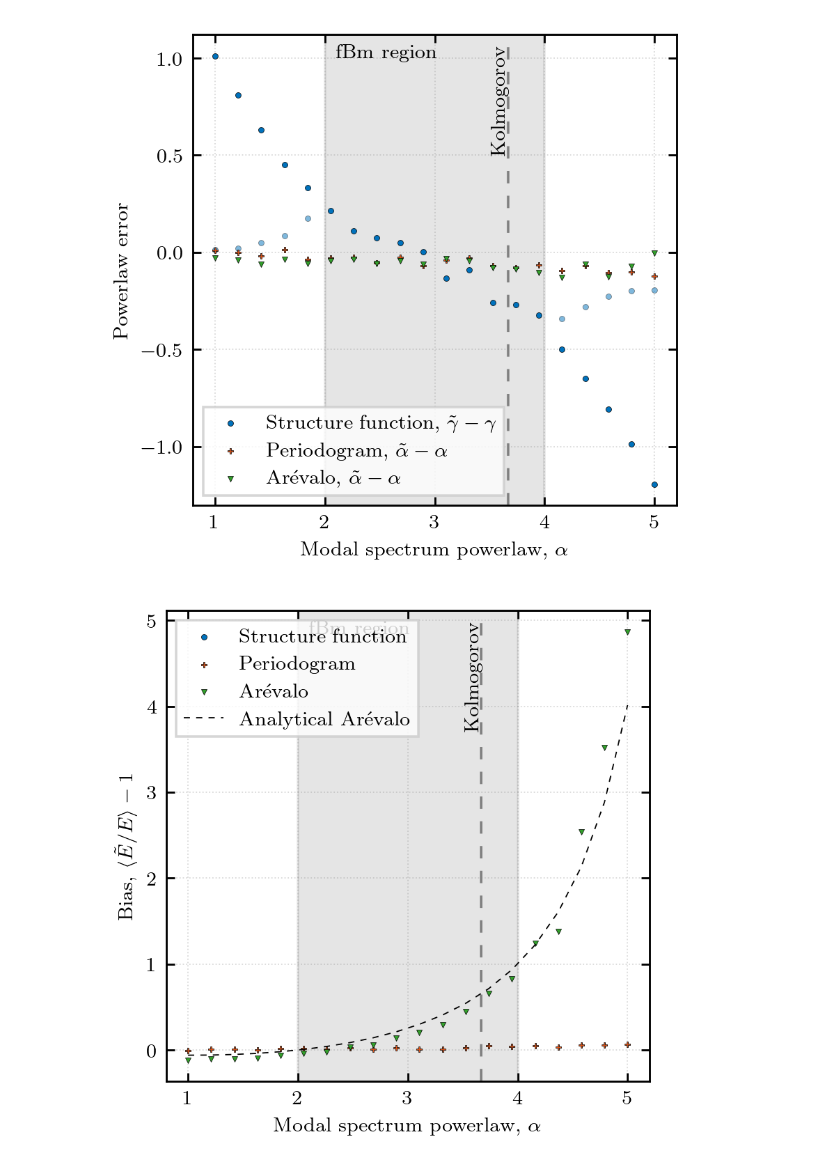
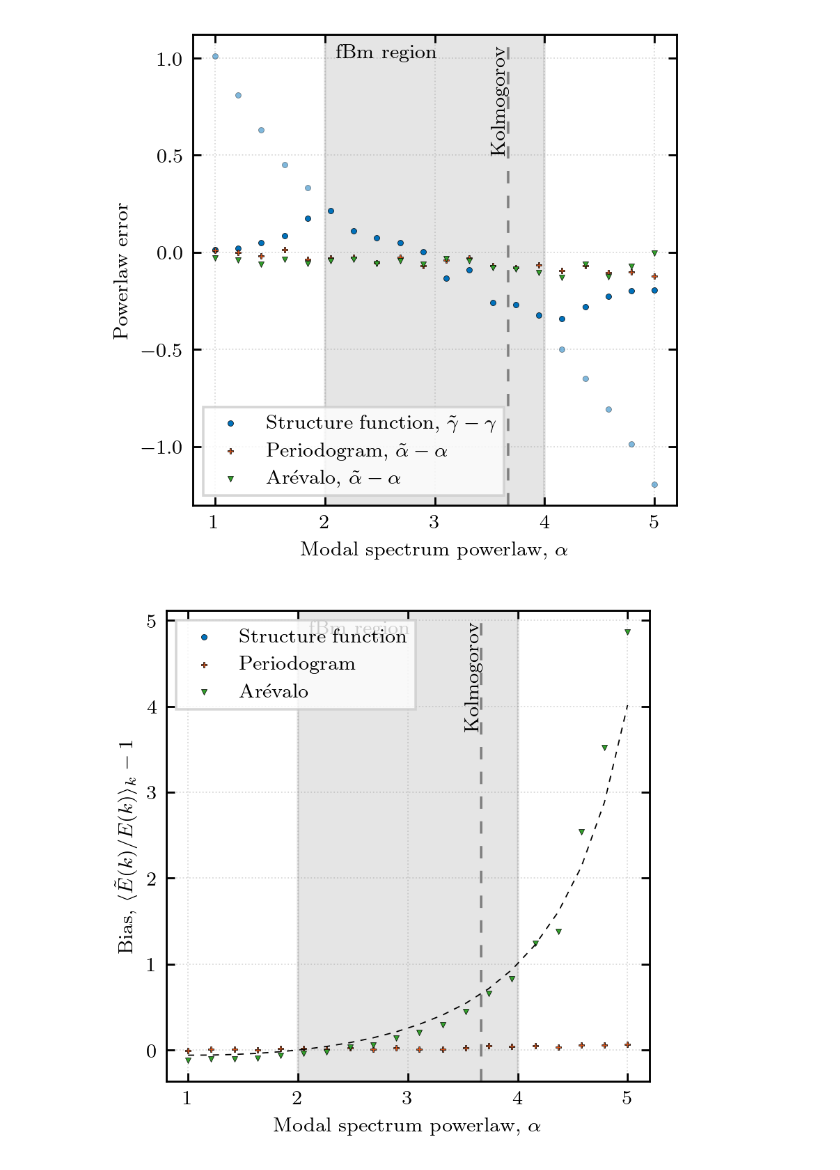
Before and after one commit to mab68/Kea, a Jupyter notebook: example_notebooks/strfn_bias.ipynb, the cells around one changed output. Cells and saved outputs as stored; diff of their text form; code cells hidden in the pictures.

Commit message:
paper1 plots

```diff
--- a/example_notebooks/strfn_bias.ipynb
+++ b/example_notebooks/strfn_bias.ipynb
@@ -138,11 +138,14 @@ fig, ax = plt.subplots(1, 1, figsize=(3.5, 3.5), dpi=256)
 
 for a in sf_pwrl.keys():
     #ax.scatter(a, pwrl[a][0]/pwrl[a][1], marker='.', s=2., color='black')
-    ax.scatter(a, (sf_pwrl[a][0] - sf_pwrl[a][1]), marker='o', s=5., color=c[0], zorder=2, linewidth=0.2, edgecolor='black')
+    if sf_pwrl[a][1] > 0. and sf_pwrl[a][1] < 2.:
+        ax.scatter(a, (sf_pwrl[a][0] - sf_pwrl[a][1]), marker='o', s=5., color=c[0], zorder=2, linewidth=0.2, edgecolor='black')
     if sf_pwrl[a][1] < 0.:
-        ax.scatter(a, (sf_pwrl[a][0] - 0.), marker='o', s=5., color=c[0], zorder=2, linewidth=0.2, edgecolor='black', alpha=0.5)
+        ax.scatter(a, (sf_pwrl[a][0] - 0.), marker='o', s=5., color=c[0], zorder=2, linewidth=0.2, edgecolor='black')
+        ax.scatter(a, (sf_pwrl[a][0] - sf_pwrl[a][1]), marker='o', s=5., color=c[0], zorder=2, linewidth=0.2, edgecolor='black', alpha=0.5)
     if sf_pwrl[a][1] > 2.:
-        ax.scatter(a, (sf_pwrl[a][0] - 2.), marker='o', s=5., color=c[0], zorder=2, linewidth=0.2, edgecolor='black', alpha=0.5)
+        ax.scatter(a, (sf_pwrl[a][0] - 2.), marker='o', s=5., color=c[0], zorder=2, linewidth=0.2, edgecolor='black')
+        ax.scatter(a, (sf_pwrl[a][0] - sf_pwrl[a][1]), marker='o', s=5., color=c[0], zorder=2, linewidth=0.2, edgecolor='black', alpha=0.5)
 
 for a in ek_pwrl.keys():
     ax.scatter(a, (ek_pwrl[a][0] - ek_pwrl[a][1]), marker='P', s=5., color=c[1], zorder=2, linewidth=0.2, edgecolor='black')
@@ -171,8 +174,11 @@ ax.tick_params(axis='y', direction='in')
 ax.tick_params(axis='x', direction='in')
 
 ax.grid(linestyle=':', alpha=0.3, linewidth=0.5, color='gray')
+
+fig.savefig('plots/fbm_pwrlaw_bias.pdf', transparent=True, bbox_inches='tight', pad_inches=0)
+fig.savefig('plots/fbm_pwrlaw_bias.png', transparent=True, bbox_inches='tight', pad_inches=0)
 # %% [output]
-[figure, old version]
+[figure, new version]
 # %%
 
 # sf_avg = {}
@@ -209,32 +215,36 @@ for a in ek_avg.keys():
 for a in arevalo_avg.keys():
     ax.scatter(a, arevalo_avg[a][0] - arevalo_avg[a][1], marker='v', s=5., color=c[2], zorder=2, linewidth=0.2, edgecolor='black')
 
 from scipy.special import gamma
 aa = -alphas
 scaling = 2.**(aa/2.) * gamma(D/2. + 2. - aa/2.) / gamma(D/2. + 2.)
 ax.plot(-alphas, scaling - 1., linewidth=0.5, color='black', linestyle=(0,(5,5)))
 
 ax.scatter([], [], marker='o', s=5., color=c[0], linewidth=0.2, edgecolor='black', label=r'Structure function')
 ax.scatter([], [], marker='P', s=5., color=c[1], linewidth=0.2, edgecolor='black', label=r'Periodogram')
 ax.scatter([], [], marker='v', s=5., color=c[2], linewidth=0.2, edgecolor='black', label=r'Ar\'evalo')
-ax.plot([], [], color='black', linewidth=0.5, linestyle=(0,(5,5)), label=r'Analytical Ar\'evalo')
+#ax.plot([], [], color='black', linewidth=0.5, linestyle=(0,(5,5)), label=r'Analytical Ar\'evalo')
 ax.legend(fancybox=False, frameon=True)
 
 ax.axvline(11./3., linestyle=(0, (5, 5)), color='gray', linewidth=1., zorder=0)
 ax.text(11./3.-0.15, 0.75, r'Kolmogorov', transform=ax.get_xaxis_transform(), rotation=90, color='black')
 
 ax.axvspan(D, D+2., alpha=0.2, color='gray')
 ax.text(2.1, 0.95, r'fBm region', transform=ax.get_xaxis_transform(), color='black')
 
 #ax.set_ylabel('Bias, $\\tilde{\gamma}/\gamma$')
 ax.set_ylabel('Bias, $\langle \\tilde{E}(k)/E(k) \\rangle_{k} - 1$')
 ax.set_xlabel('Modal spectrum powerlaw, $\\alpha$')
 
 ax.yaxis.set_ticks_position('both')
 ax.xaxis.set_ticks_position('both')
 ax.tick_params(axis='y', direction='in')
 ax.tick_params(axis='x', direction='in')
 
 ax.grid(linestyle=':', alpha=0.3, linewidth=0.5, color='gray')
+
+#fig.subplots_adjust(wspace=0.05)
+fig.savefig('plots/fbm_spectra_bias.pdf', transparent=True, bbox_inches='tight', pad_inches=0)
+fig.savefig('plots/fbm_spectra_bias.png', transparent=True, bbox_inches='tight', pad_inches=0)
 # %% [output]
-[figure, old version]
+[figure, new version]
```
Also changed, not shown: parts of 4 cells of this notebook, 22 other files.
